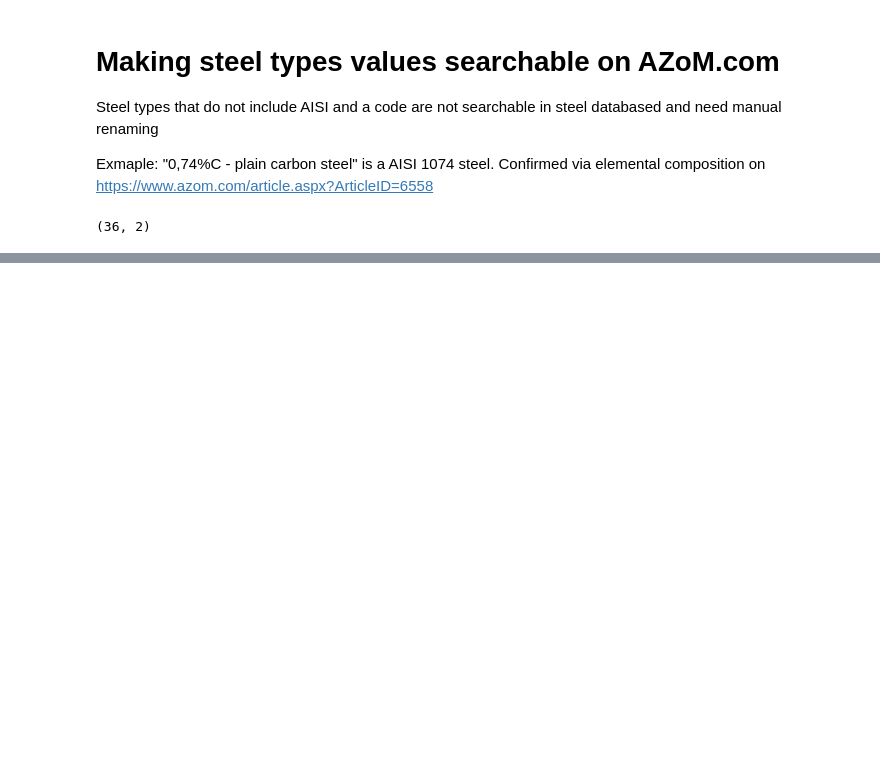
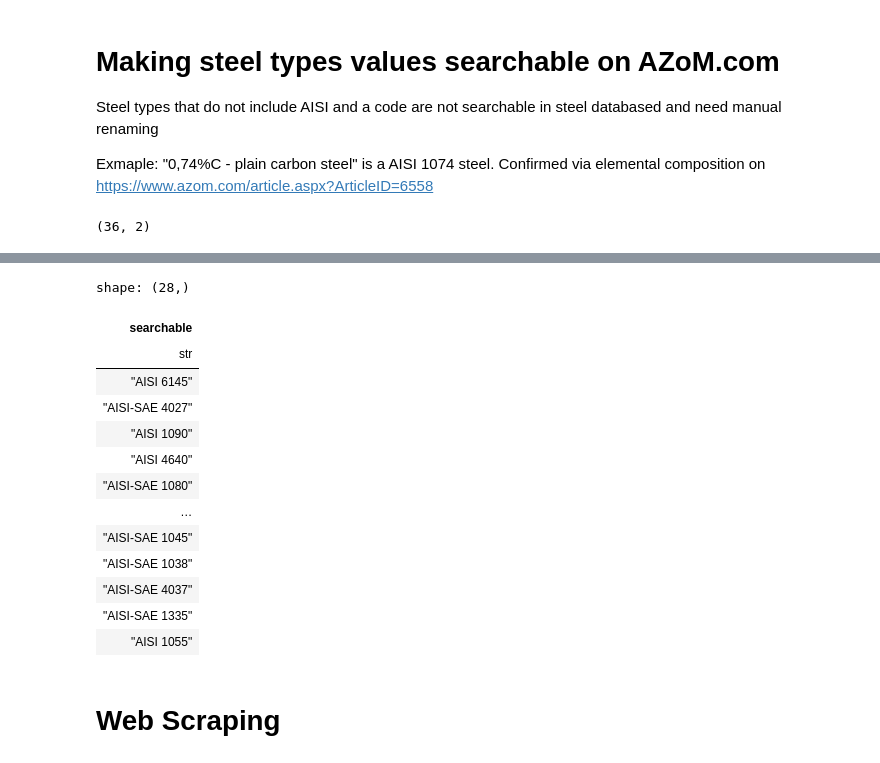
Before and after one commit to Nate-Sheibley/Mild-Steel-Tempering, a Jupyter notebook: Mild_Steel_Tempering-main.ipynb, the cells around one changed output, grey strips where cells are left out. Drawn from its saved outputs; the diff is of its cells as text; code cells hidden in the pictures; blank space fills up the shorter version.

```diff
--- a/Mild_Steel_Tempering-main.ipynb
+++ b/Mild_Steel_Tempering-main.ipynb
@@ -235,16 +248,21 @@ shape: (7, 13)
 # %%
-dict_rename_bad = {'0,98%C - plain carbon steel': 'Non-searchable',
-                   '1,15%C - plain carbon steel': 'Non-searchable',
+dict_rename = {'0,98%C - plain carbon steel': 'AISI 1095', # copper and Cr, probably intentional?
+                   '1,15%C - plain carbon steel': 'AISI 1095', # small chromium impurity?
                    '0,74%C - plain carbon steel': 'AISI 1074 Carbon Steel',
-                   '0,56%C - plain carbon steel': 'Non-searchable',
-                   '0,89%C - plain carbon steel': 'Non-searchable',
+                   '0,56%C - plain carbon steel': 'AISI 1055', # small chromium impurity?
+                   '0,89%C - plain carbon steel': 'AISI 1090', # Cu discounted as impurity
                    'Nitriding Steel ': 'Non-searchable',
-                   '0,31%C - plain carbon steel': 'Non-searchable',
-                   'AISI-SAE E52100' : 'AISI 52100',
+                   '0,31%C - plain carbon steel': 'AISI 1030', # AISI 1030, Cr impurity
+                   "AISI-SAE 9264" : 'Non-searchable', # access limited, may be AISI-SAE 9264 , not in AZoM
+                   "AISI-SAE 2340" : 'Non-searchable', # access limited, may be SAE J2340, not in AZoM
+                   "AISI-SAE 3140" : 'Non-searchable', # Not in AZoM elemental match to SAE 3140 https://www.steel-grades.com/metals/18/5155/-SAE-3140.html
+                   "AISI-SAE 4068" : 'Non-searchable', # access limited, may be SAE 4068, not in AZoM
                    "AISI-SAE 4640" : "AISI 4640",
                    "AISI-SAE 4047" : "AISI 4047",
                    "AISI-SAE 1049" : "AISI 1049",
-                   "AISI-SAE 6145" : "AISI 6145"}
+                   "AISI-SAE 6145" : "AISI 6145",
+                   "AISI-SAE E52100" : "AISI 52100"} # # Not in AZoM elemental match to  SAE 4068https://www.steel-grades.com/Steel-Grades/Carbon-Steel/SAE-4068-.html
 # %%
-series_searchable_steel = df_clean['steel_type'].replace(dict_rename_bad).unique()
-series_searchable_steel = series_searchable_steel.filter(series_searchable_steel.eq('Non-searchable').not_())
+series_searchable_steel = df_clean.clone()
+renamed = series_searchable_steel['steel_type'].replace(dict_rename)
+series_searchable_steel = series_searchable_steel.with_columns(searchable = renamed)
@@ -268,0 +269,19 @@ shape: (29, 1)
+# %%
+series_to_search = series_searchable_steel['searchable'].unique()
+steels_to_search = series_to_search.filter(series_to_search.eq('Non-searchable').not_())
+steels_to_search
+# %% [output]
+shape: (28,)
+| searchable |
+| str |
+| "AISI 6145" |
+| "AISI-SAE 4027" |
+| "AISI 1090" |
+| "AISI 4640" |
+| "AISI-SAE 1080" |
+| … |
+| "AISI-SAE 1045" |
+| "AISI-SAE 1038" |
+| "AISI-SAE 4037" |
+| "AISI-SAE 1335" |
+| "AISI 1055" |
@@ -268,0 +291,2 @@ shape: (29, 1)
+# %% [markdown]
+# Web Scraping
```
Also changed, not shown: parts of 34 cells of this notebook, 3 other files.
